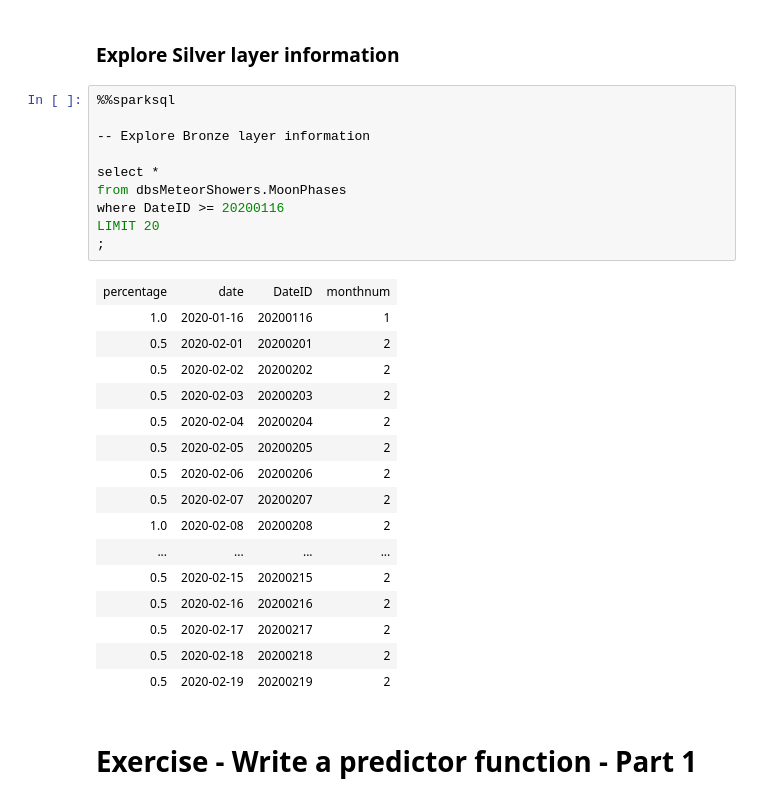
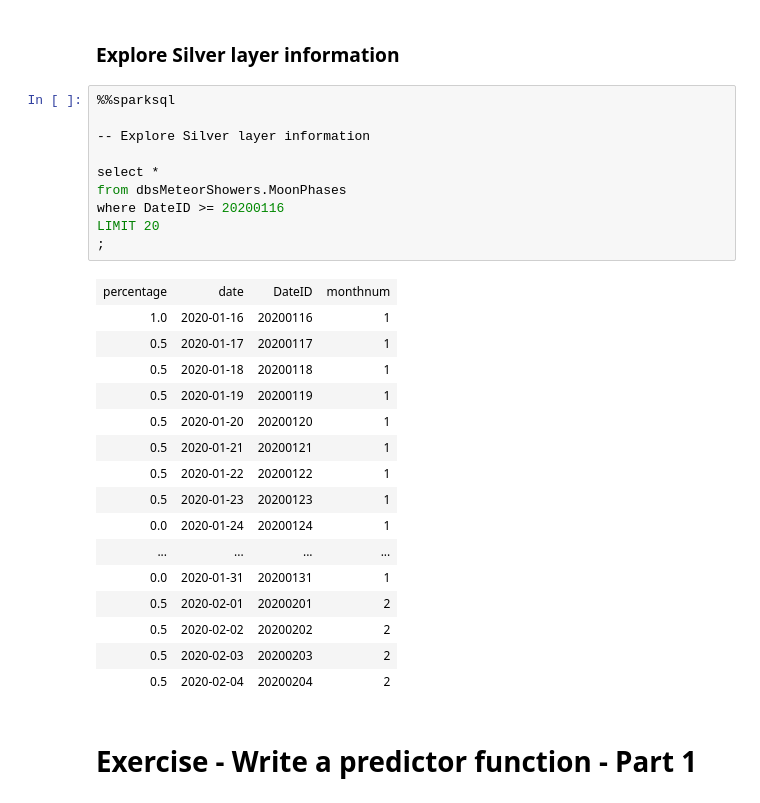
Before and after one commit to WhereDoIClick/TechProjects, a Jupyter notebook: meteor-showers/PySpark_meteor-showers.ipynb, the cells around one changed output. Cells and saved outputs as stored; diff of their text form.

```diff
--- a/meteor-showers/PySpark_meteor-showers.ipynb
+++ b/meteor-showers/PySpark_meteor-showers.ipynb
@@ -488,30 +585,30 @@ dfmoon_phases.write.mode("Overwrite")\
 # %%
 %%sparksql
 
--- Explore Bronze layer information
+-- Explore Silver layer information
 
 select *
 from dbsMeteorShowers.MoonPhases
 where DateID >= 20200116
 LIMIT 20
 ;
 # %% [output]
 | percentage | date | DateID | monthnum |
 | 1.0 | 2020-01-16 | 20200116 | 1 |
+| 0.5 | 2020-01-17 | 20200117 | 1 |
+| 0.5 | 2020-01-18 | 20200118 | 1 |
+| 0.5 | 2020-01-19 | 20200119 | 1 |
+| 0.5 | 2020-01-20 | 20200120 | 1 |
+| 0.5 | 2020-01-21 | 20200121 | 1 |
+| 0.5 | 2020-01-22 | 20200122 | 1 |
+| 0.5 | 2020-01-23 | 20200123 | 1 |
+| 0.0 | 2020-01-24 | 20200124 | 1 |
+| ... | ... | ... | ... |
+| 0.0 | 2020-01-31 | 20200131 | 1 |
 | 0.5 | 2020-02-01 | 20200201 | 2 |
 | 0.5 | 2020-02-02 | 20200202 | 2 |
 | 0.5 | 2020-02-03 | 20200203 | 2 |
 | 0.5 | 2020-02-04 | 20200204 | 2 |
-| 0.5 | 2020-02-05 | 20200205 | 2 |
-| 0.5 | 2020-02-06 | 20200206 | 2 |
-| 0.5 | 2020-02-07 | 20200207 | 2 |
-| 1.0 | 2020-02-08 | 20200208 | 2 |
-| ... | ... | ... | ... |
-| 0.5 | 2020-02-15 | 20200215 | 2 |
-| 0.5 | 2020-02-16 | 20200216 | 2 |
-| 0.5 | 2020-02-17 | 20200217 | 2 |
-| 0.5 | 2020-02-18 | 20200218 | 2 |
-| 0.5 | 2020-02-19 | 20200219 | 2 |
 # %% [markdown]
 # Exercise - Write a predictor function - Part 1
 # %% [markdown]
```
Also changed, not shown: parts of 29 cells of this notebook, 1 other file.
